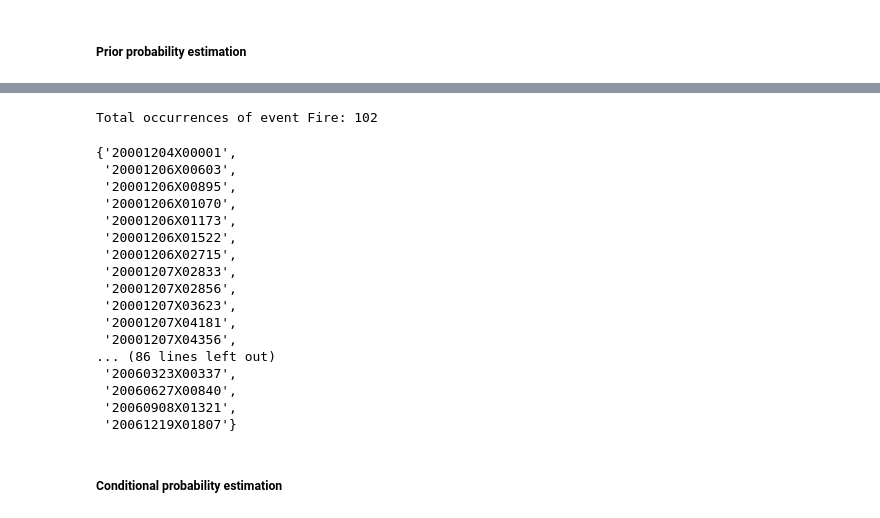
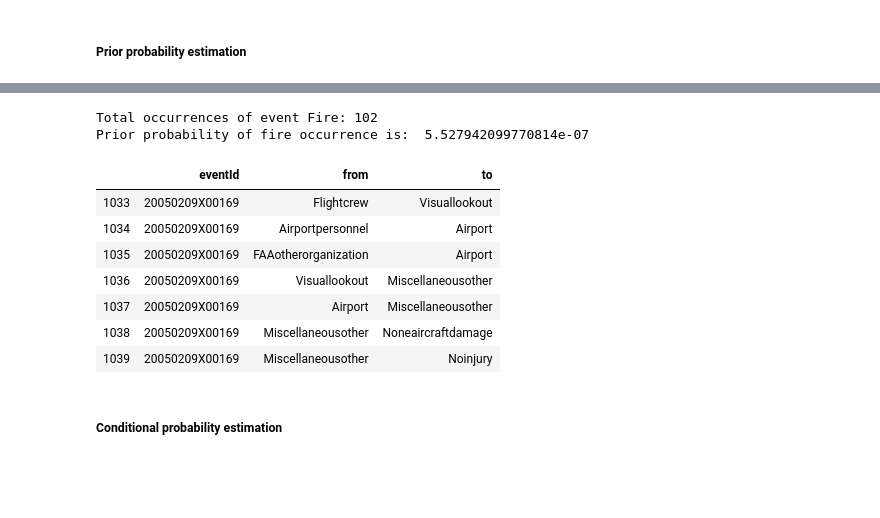
Before and after one commit to zxgcqupt/NTSB_Bayesian_Network, a Jupyter notebook: main.ipynb, the cells around one changed output, grey strips where cells are left out. Drawn from its saved outputs; the diff is of its cells as text; code cells hidden in the pictures; blank space fills up the shorter version.

```diff
--- a/main.ipynb
+++ b/main.ipynb
@@ -1030,28 +1040,21 @@ totalOccurrences = len(eventID_list)
 prob_yes = totalOccurrences/totalFlights
 prob_no = 1 - prob_yes
 print ('Total occurrences of event %s: %d' % (event, totalOccurrences))
+print ('Prior probability of fire occurrence is: ', prob_yes)
 # %% [output]
 Total occurrences of event Fire: 102
+Prior probability of fire occurrence is:  5.527942099770814e-07
-# %%
-eventID_list
-# %% [output]
-{'20001204X00001',
- '20001206X00603',
- '20001206X00895',
- '20001206X01070',
- '20001206X01173',
- '20001206X01522',
- '20001206X02715',
- '20001207X02833',
- '20001207X02856',
- '20001207X03623',
- '20001207X04181',
- '20001207X04356',
-... (86 lines left out)
- '20060323X00337',
- '20060627X00840',
- '20060908X01321',
- '20061219X01807'}
+# %%
+df_records[df_records['eventId'] == '20050209X00169']
+# %% [output]
+|  | eventId | from | to |
+| 1033 | 20050209X00169 | Flightcrew | Visuallookout |
+| 1034 | 20050209X00169 | Airportpersonnel | Airport |
+| 1035 | 20050209X00169 | FAAotherorganization | Airport |
+| 1036 | 20050209X00169 | Visuallookout | Miscellaneousother |
+| 1037 | 20050209X00169 | Airport | Miscellaneousother |
+| 1038 | 20050209X00169 | Miscellaneousother | Noneaircraftdamage |
+| 1039 | 20050209X00169 | Miscellaneousother | Noinjury |
 # %% [markdown]
 ##### Conditional probability estimation
 # %%
```
Also changed, not shown: parts of 36 cells of this notebook.
